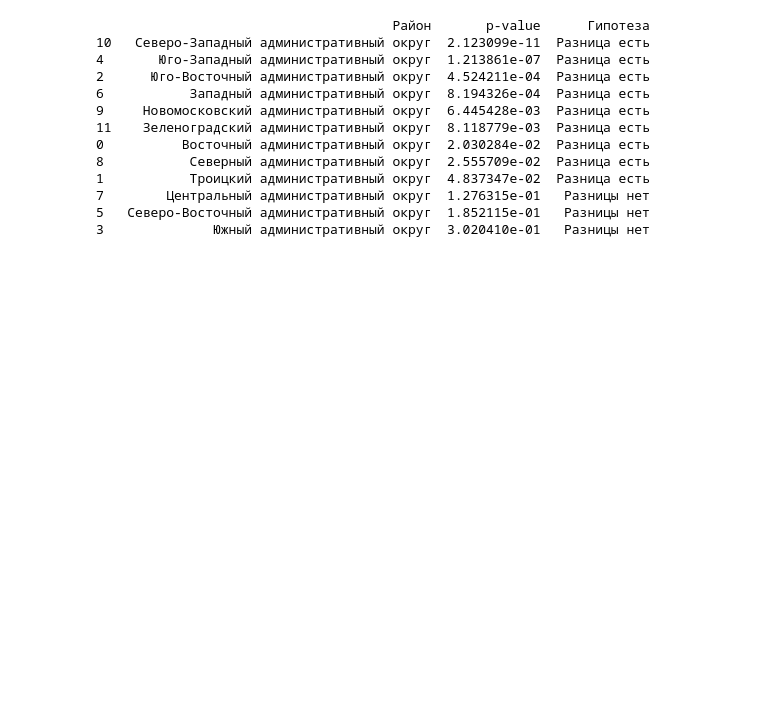
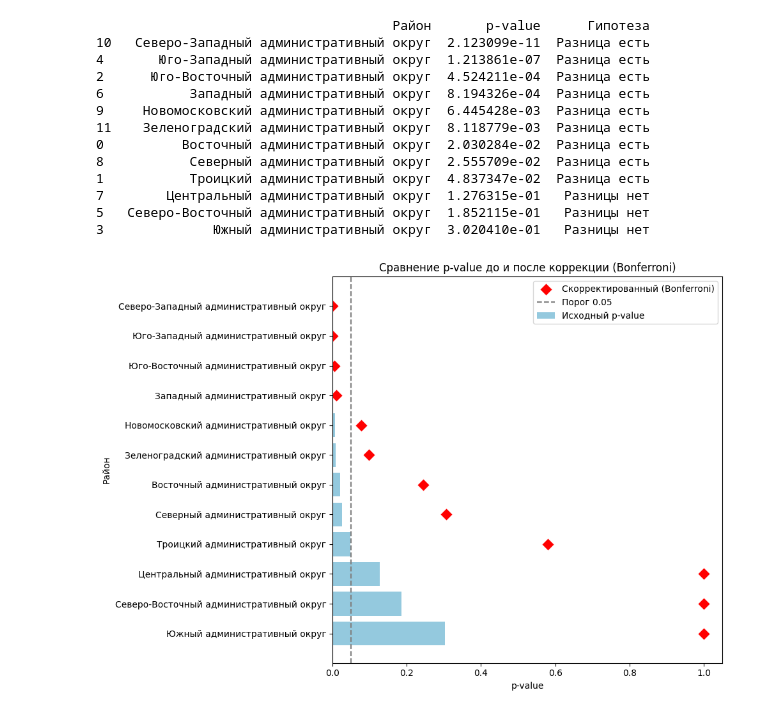
Before and after one commit to Lemekhova/Analysis_of_Housing_Prices, a Jupyter notebook: Hypothese_Infra.ipynb, the cells around one changed output. Drawn from its saved outputs; the diff is of its cells as text; code cells hidden in the pictures; blank space fills up the shorter version.

```diff
--- a/Hypothese_Infra.ipynb
+++ b/Hypothese_Infra.ipynb
@@ -310,0 +373,45 @@ print(result_df.sort_values('p-value'))
+# %%
+from statsmodels.stats.multitest import multipletests
+
+pvals = df_p_value['p-value'].values
+_, pvals_corrected, _, _ = multipletests(pvals, method='bonferroni')  # или 'fdr_bh'
+
+df_p_value['p_corrected'] = pvals_corrected
+df_p_value['Гипотеза_скоррект'] = df_p_value['p_corrected'] < 0.05
+# %%
+# Сортировка по p-value (для удобства на графике)
+df_sorted = df_p_value.sort_values('p-value')
+
+plt.figure(figsize=(10, 7))
+
+# Столбики для обычных p-value
+sns.barplot(
+    y='Район',
+    x='p-value',
+    data=df_sorted,
+    color='skyblue',
+    label='Исходный p-value'
+)
+
+# Столбики поверх — скорректированные p-value
+sns.scatterplot(
+    y='Район',
+    x='p_corrected',
+    data=df_sorted,
+    color='red',
+    label='Скорректированный (Bonferroni)',
+    marker='D',
+    s=100
+)
+
+# Порог значимости
+plt.axvline(0.05, color='gray', linestyle='--', label='Порог 0.05')
+
+plt.title('Сравнение p-value до и после коррекции (Bonferroni)')
+plt.xlabel('p-value')
+plt.ylabel('Район')
+plt.legend()
+plt.tight_layout()
+plt.show()
+# %% [output]
+[figure, added]
```
Also changed, not shown: parts of 6 cells of this notebook.
